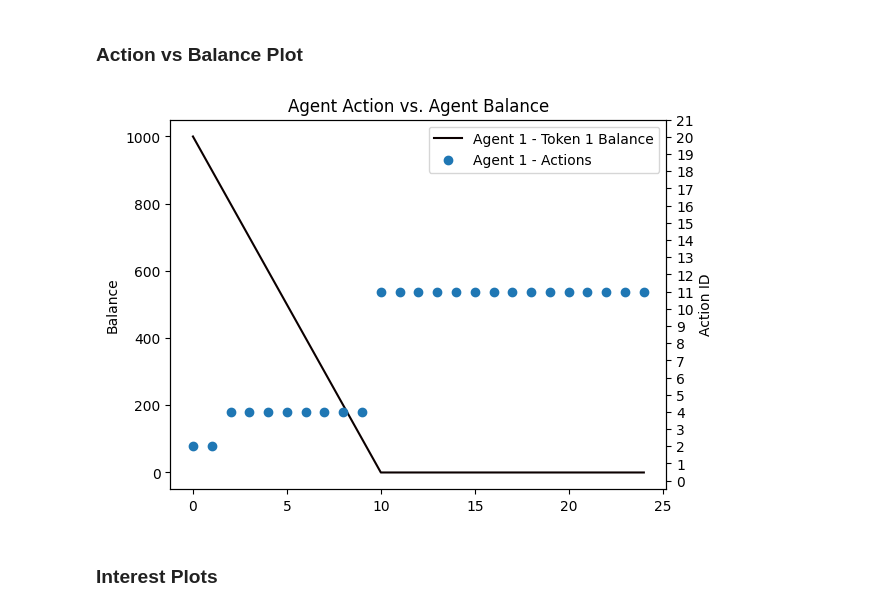
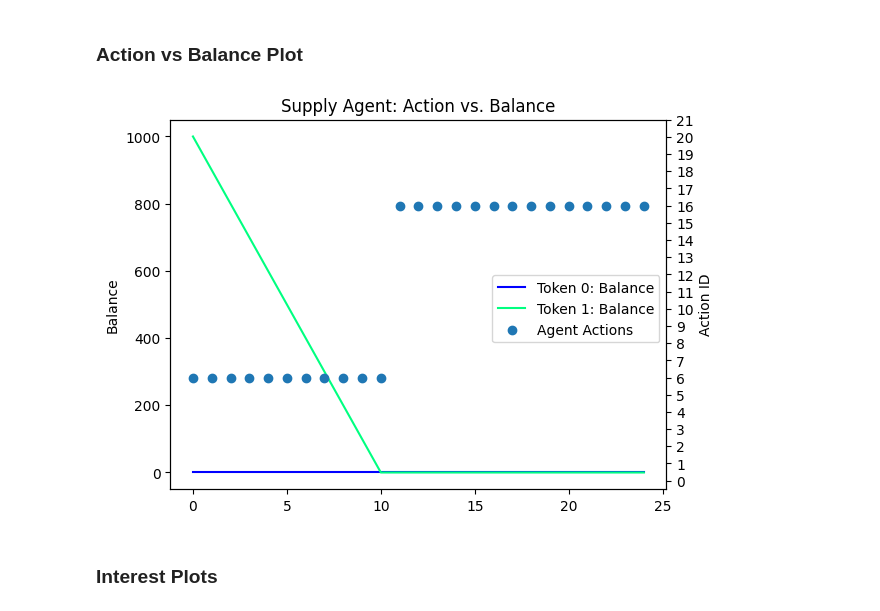
Before and after one commit to buehrerc/MAAC-auto-gov, a Jupyter notebook: analysis/generate_plots.ipynb, the cells around one changed output. Saved outputs shown, nothing was run; the diff lists cells and outputs as text; code cells hidden in the pictures.

```diff
--- a/analysis/generate_plots.ipynb
+++ b/analysis/generate_plots.ipynb
@@ -145,28 +145,28 @@ Index(['agent0/lp_0_pool_0/total_supply_token',
 # %%
 fig, ax = plt.subplots()
 # df_plot = df[['agent0/lp_0_pool_0/borrow_interest_rate', 'agent0/lp_0_pool_1/borrow_interest_rate', 'agent0/lp_1_pool_0/borrow_interest_rate', 'agent0/lp_1_pool_1/borrow_interest_rate']].copy(deep=True)
 # df_plot.columns = ['Lending Protocol 0 - PLF Pool 0', 'Lending Protocol 0 - PLF Pool 1', 'Lending Protocol 1 - PLF Pool 0', 'Lending Protocol 1 - PLF Pool 1',]
-df_plot = df[['agent0/agent2/token_1_balance']].copy(deep=True)
-df_plot.columns = ['Agent 1 - Token 1 Balance']
-df_plot.plot(ax=ax, colormap='hot')
+df_plot = df[['agent0/agent2/token_0_balance', 'agent0/agent2/token_1_balance']].copy(deep=True)
+df_plot.columns = ['Token 0: Balance', 'Token 1: Balance']
+df_plot.plot(ax=ax, colormap='winter')
 ax.get_legend().remove()
 ax.set(ylabel="Balance")
 
 
 ax2 = ax.twinx()
 
-df_plot = df[['action/agent_1']].copy(deep=True)
-df_plot.columns = ['Agent 1 - Actions']
-ax2.scatter(x=df_plot.index.values, y=df_plot["Agent 1 - Actions"].values)
-ax2.set_title("Agent Action vs. Agent Balance")
+df_plot = df[['action/agent_2']].copy(deep=True)
+df_plot.columns = ["Agent Actions"]
+ax2.scatter(x=df_plot.index.values, y=df_plot["Agent Actions"].values)
+ax2.set_title("Supply Agent: Action vs. Balance")
 ax2.set(xlabel="Time (t)", ylabel="Action ID")
 ax2.set_ylim(-0.5, 21)
 ax2.set_yticks(np.arange(0, 22))
 
-fig.legend(["Agent 1 - Token 1 Balance", 'Agent 1 - Actions',], bbox_to_anchor=(0.9, 0.88))
-fig.savefig(f"./plots/session_{session_id}_action_vs_balance")
+fig.legend(['Token 0: Balance', 'Token 1: Balance', "Agent Actions"], bbox_to_anchor=(0.9, 0.57))
+fig.savefig(f"./plots/session_{session_id}_supply_agent_action_vs_balance")
 # %% [output]
-[figure, old version]
+[figure, new version]
 # %% [markdown]
 ### Interest Plots
 # %%
```
Also changed, not shown: parts of 9 cells of this notebook, 10 other files.
